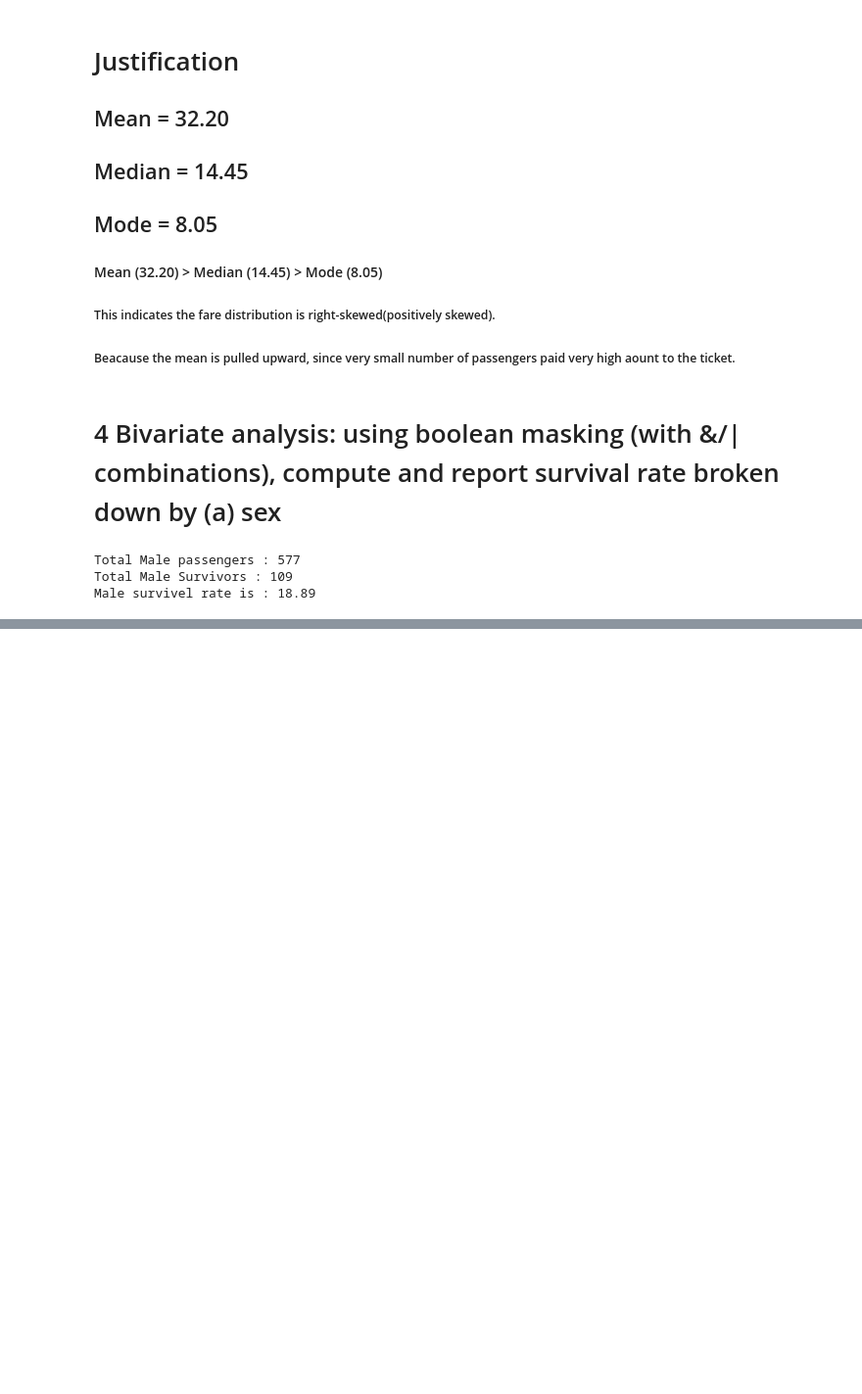
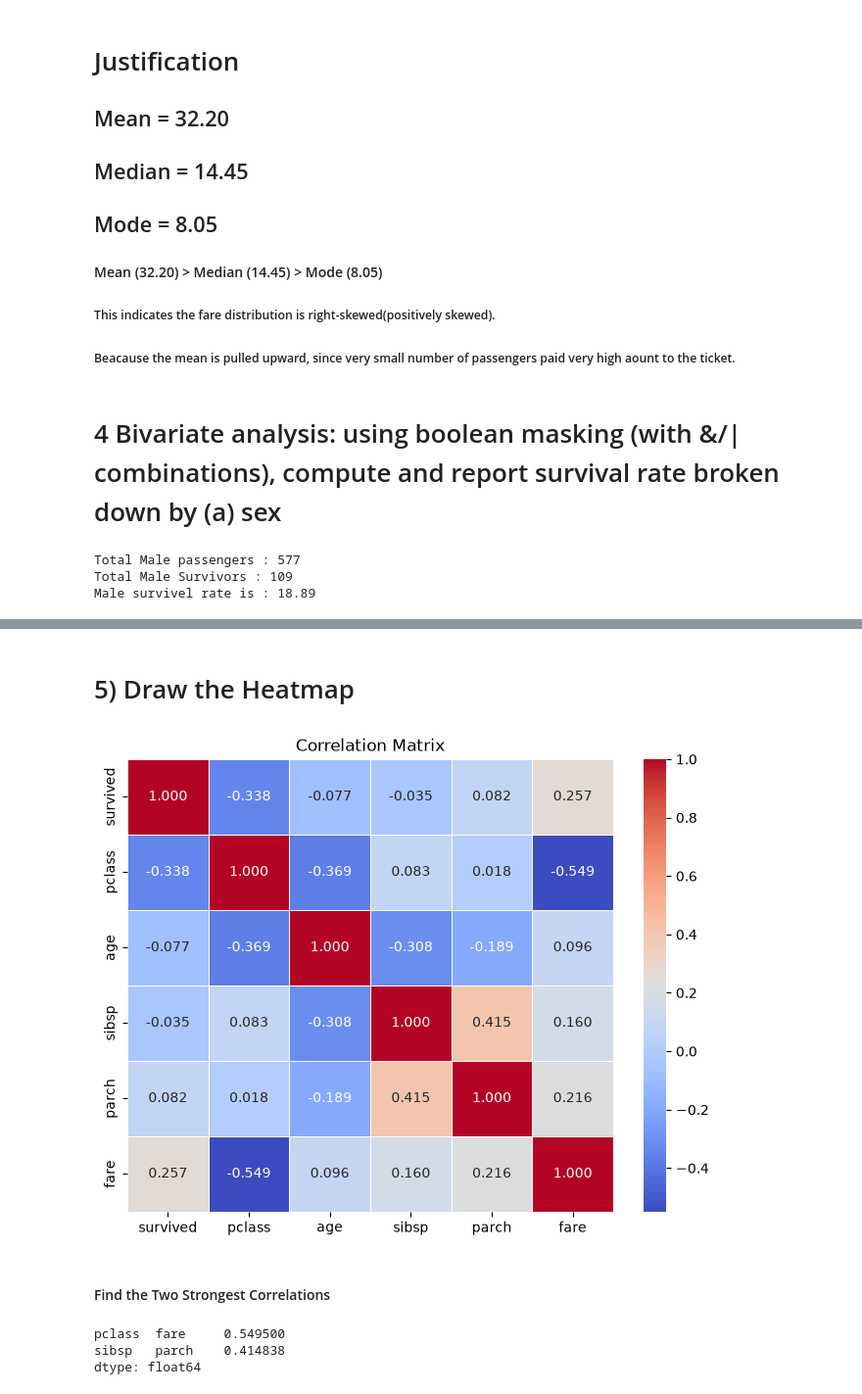
Before and after one commit to pponali/masai-capstone-project, a Jupyter notebook: analytics/01_eda.ipynb, the cells around one changed output, grey strips where cells are left out. Shown at 98% size. Cells and saved outputs as stored; diff of their text form; code cells hidden in the pictures; blank space fills up the shorter version.

Commit message:
feat: add Titanic survival pipeline and analytics script with updated EDA analysis

```diff
--- a/analytics/01_eda.ipynb
+++ b/analytics/01_eda.ipynb
@@ -360,0 +437,49 @@ Male survivel rate is : 18.89
+# %%
+columns = [
+    'survived',
+    'pclass',
+    'age',
+    'sibsp',
+    'parch',
+    'fare'
+]
+
+correlation_matrix = titanic_dataframe[columns].corr()
+# %% [markdown]
+# 5) Draw the Heatmap
+# %%
+plt.figure(figsize=(8,6))
+
+sns.heatmap(
+    correlation_matrix,
+    annot=True,
+    cmap='coolwarm',
+    fmt='.3f',
+    linewidths=0.7
+)
+
+plt.title("Correlation Matrix")
+plt.show()
+# %% [output]
+[figure, added]
+# %% [markdown]
+#### Find the Two Strongest Correlations
+# %%
+corr = correlation_matrix.abs()
+
+import numpy as np
+
+corr = correlation_matrix.abs()
+
+upper_triangle = corr.where(
+    np.triu(np.ones(corr.shape), k=1).astype(bool)
+)
+
+#sorted pairs.
+sorted_pairs = upper_triangle.stack().sort_values(ascending=False)
+
+print(sorted_pairs.head(2))
+# %% [output]
+pclass  fare     0.549500
+sibsp   parch    0.414838
+dtype: float64
```
Also changed, not shown: parts of 32 cells of this notebook.
